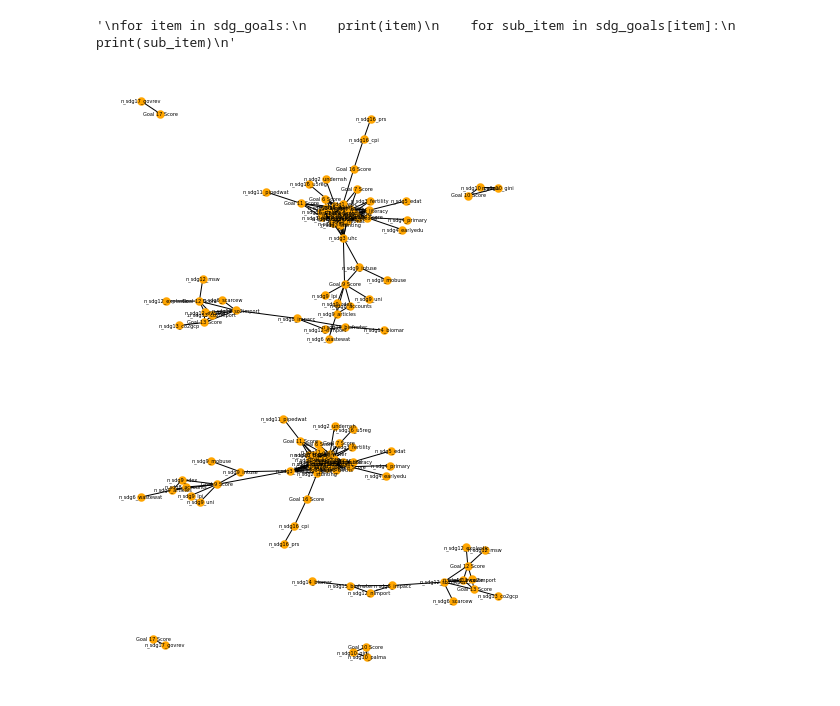
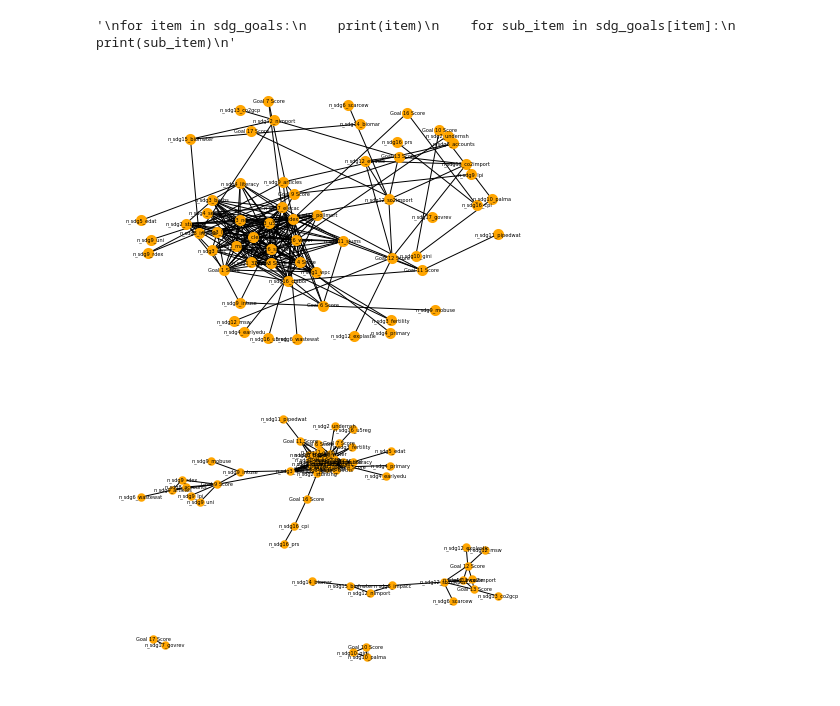
Before and after one commit to ericssimpson/sustainable-development-modeling, a Jupyter notebook: sdg_analysis.ipynb, the cells around one changed output. Drawn from its saved outputs; the diff is of its cells as text; code cells hidden in the pictures.

```diff
--- a/sdg_analysis.ipynb
+++ b/sdg_analysis.ipynb
@@ -61,15 +61,15 @@ for item in sdg_goals:
 # %%
 sdg_goals_list = list(sdg_goals.keys())
 
 target_1 = sdg_goals_list[0]
 target_2 = sdg_goals_list[1]
 edges = sdg_pearson.stack().reset_index()
 edges.columns = [target_1, target_2, 'value']
 edges_filtered=edges.loc[ (edges['value'] > 0.8) & (edges[target_1] != edges[target_2]) ]
 G=nx.from_pandas_edgelist(edges_filtered, target_1, target_2)
-nx.draw(G, with_labels=True, node_color='orange', node_size=20, edge_color='black', linewidths=4, font_size=5, pos=nx.spring_layout(G, k=0.15, iterations=50))
+nx.draw(G, with_labels=True, node_color='orange', node_size=50, edge_color='black', linewidths=4, font_size=5, pos=nx.spring_layout(G, k=0.15, weight='value', iterations=50))
 # %% [output]
-[figure, old version]
+[figure, new version]
 # %%
 target_1 = sdg_goals_list[7]
 target_2 = sdg_goals_list[12]
```
